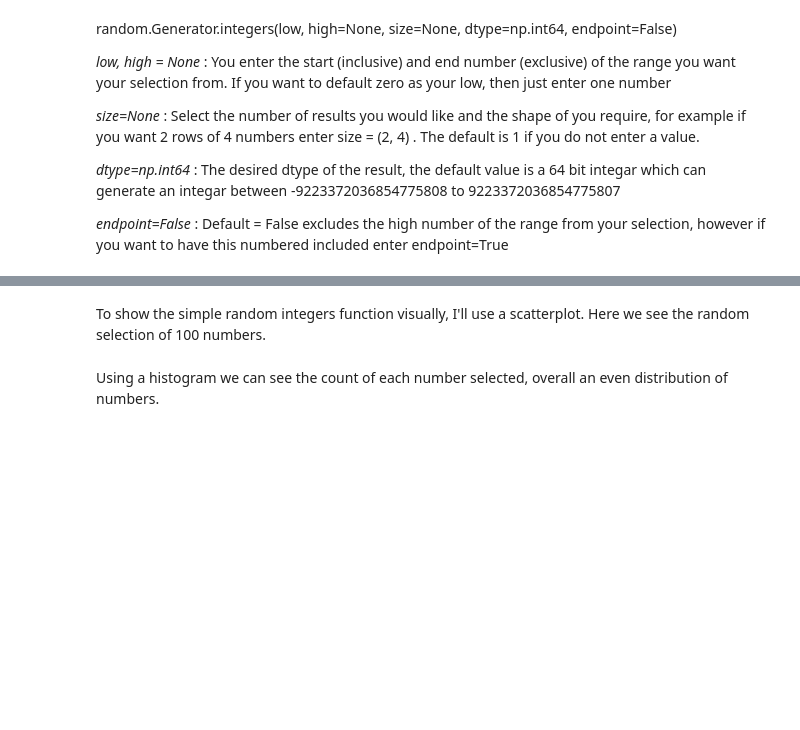
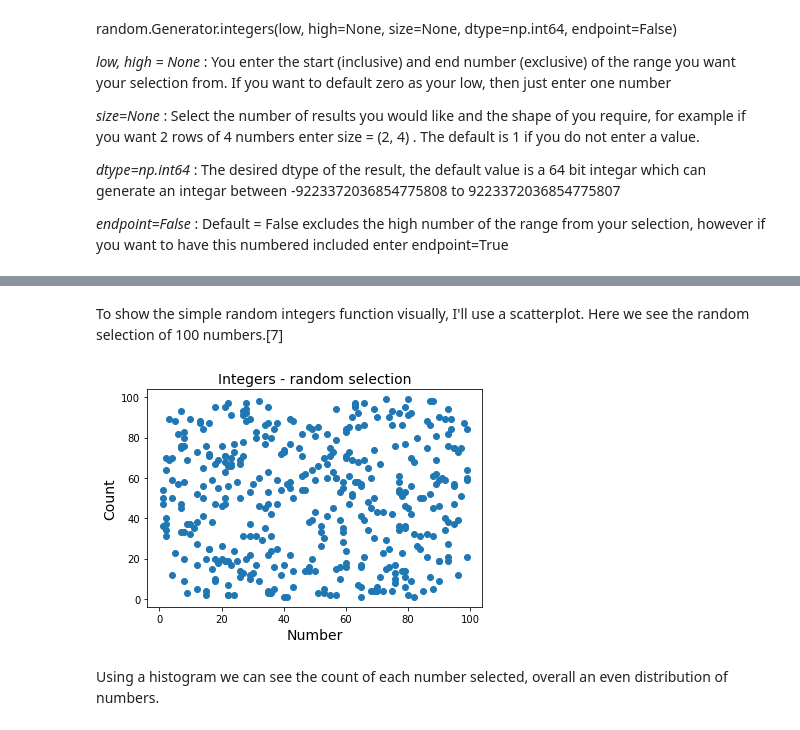
Before and after one commit to Michelleoc/programming-for-data-analysis-assignment, a Jupyter notebook: numpy-random-assignment.ipynb, the cells around one changed output, grey strips where cells are left out. Saved outputs shown, nothing was run; the diff lists cells and outputs as text; code cells hidden in the pictures; blank space fills up the shorter version.

Commit message:
commentary updates, plot titles and general tidy up on notebook

```diff
--- a/numpy-random-assignment.ipynb
+++ b/numpy-random-assignment.ipynb
@@ -164,12 +119,16 @@ rng.integers(1, 20, size=(6,4), endpoint=True)
 # %% [markdown]
-To show the simple random integers function visually, I'll use a scatterplot. Here we see the random selection of 100 numbers.
+To show the simple random integers function visually, I'll use a scatterplot. Here we see the random selection of 100 numbers.[7]
 # %%
 rng = np.random.default_rng()
 x = rng.integers(1, 100, size=(400), endpoint=False)
 y = rng.integers(1, 100, size=(400), endpoint=False)
 plt.scatter(x, y)
+plt.title('Integers - random selection', size=14)
+plt.xlabel('Number', size=14)
+plt.ylabel('Count', size=14)
 plt.show()
-# https://www.codingem.com/scatter-plots-in-python/
+# %% [output]
+[figure, added]
 # %% [markdown]
 Using a histogram we can see the count of each number selected, overall an even distribution of numbers.
 # %%
```
Also changed, not shown: parts of 92 cells of this notebook, 4 other files.
